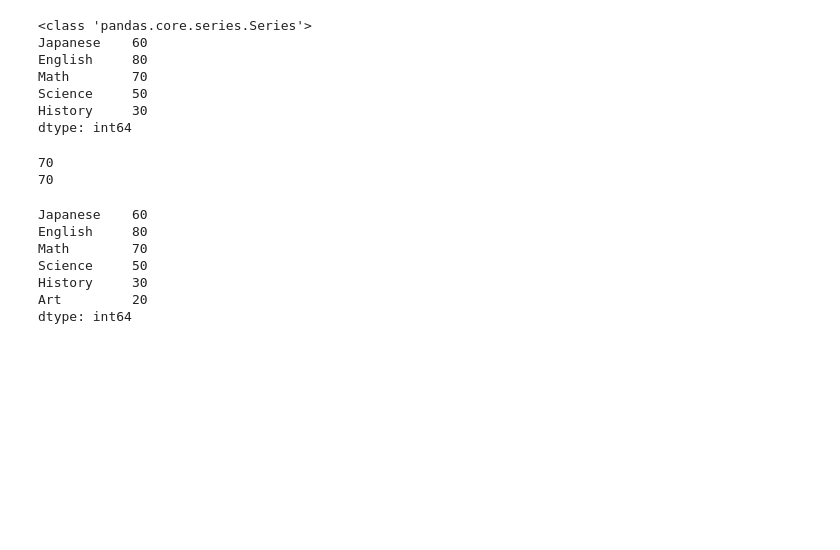
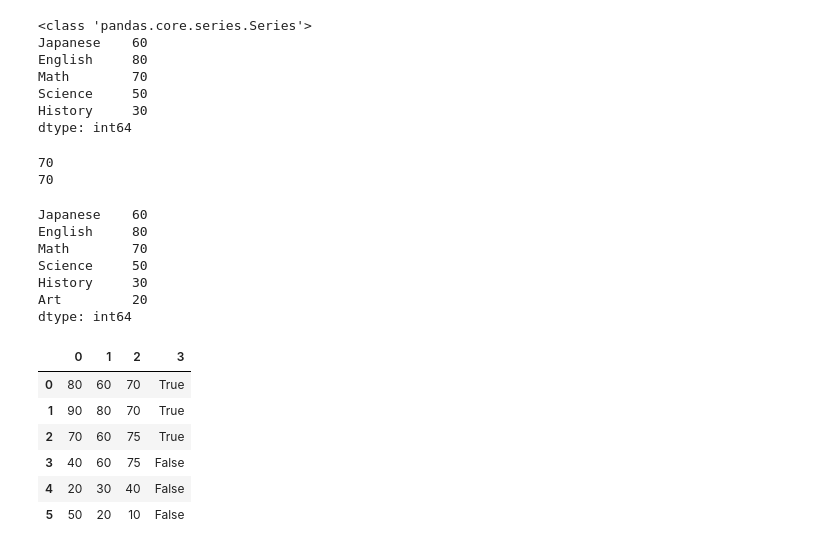
Before and after one commit to domonjo01/colaboratory, a Jupyter notebook: my_notebook.ipynb, the cells around one changed output. Saved outputs shown, nothing was run; the diff lists cells and outputs as text; code cells hidden in the pictures; blank space fills up the shorter version.

```diff
--- a/my_notebook.ipynb
+++ b/my_notebook.ipynb
@@ -640,3 +640,20 @@ Science     50
 History     30
 Art         20
 dtype: int64
+# %%
+import pandas as pd
+a = pd.DataFrame([[80, 60, 70, True],
+                  [90, 80, 70, True],
+                  [70, 60, 75, True],
+                  [40, 60, 75, False],
+                  [20, 30, 40, False],
+                  [50, 20, 10, False]])
+a
+# %% [output]
+|  | 0 | 1 | 2 | 3 |
+| 0 | 80 | 60 | 70 | True |
+| 1 | 90 | 80 | 70 | True |
+| 2 | 70 | 60 | 75 | True |
+| 3 | 40 | 60 | 75 | False |
+| 4 | 20 | 30 | 40 | False |
+| 5 | 50 | 20 | 10 | False |
```
Also changed, not shown: parts of 9 cells of this notebook.
